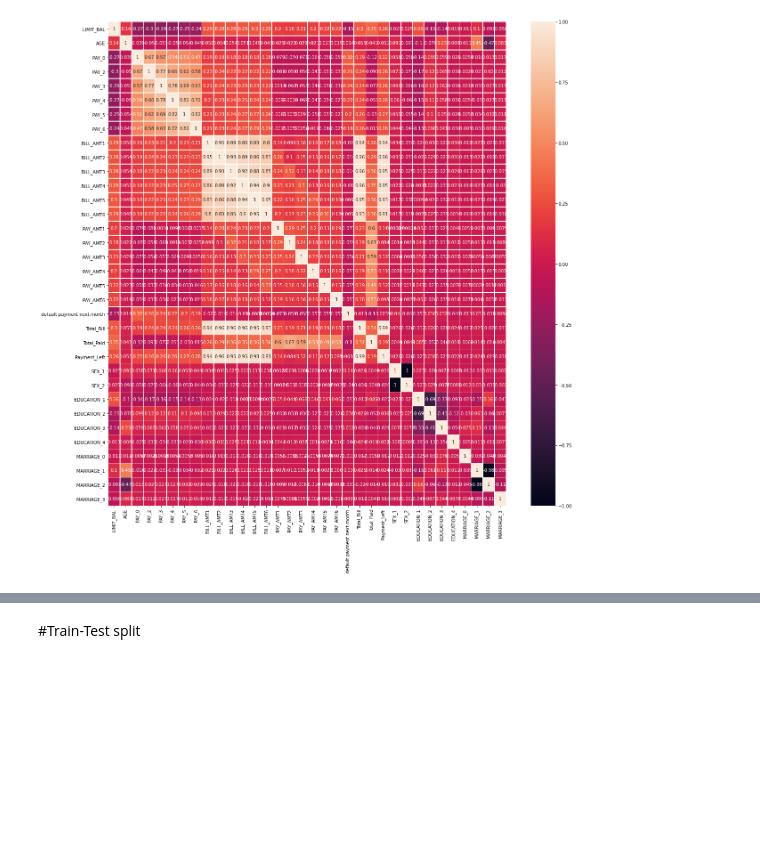
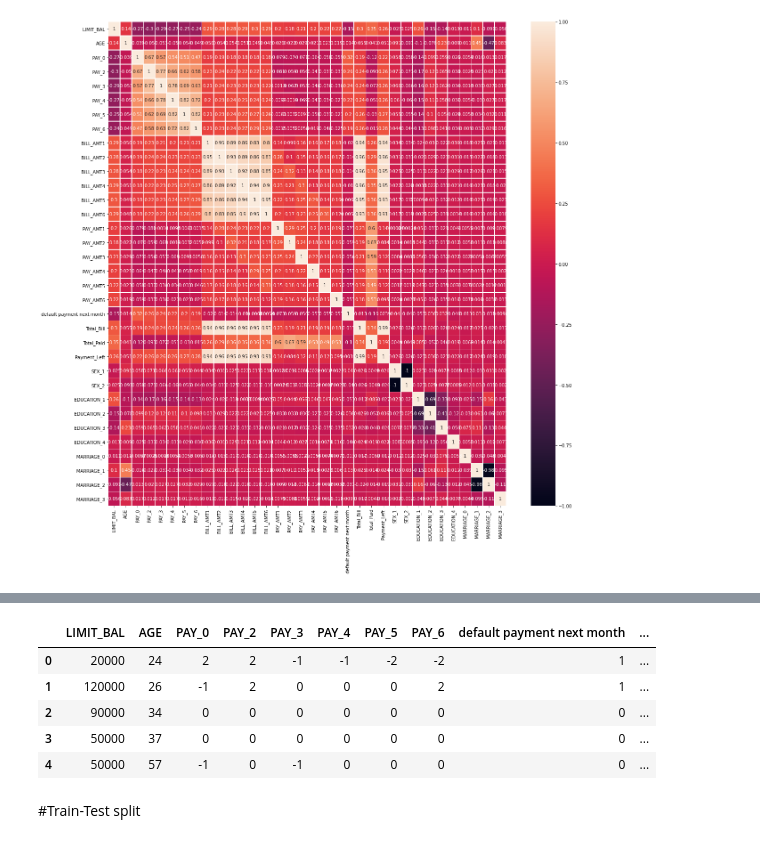
Before and after one commit to kronze1996/Credit-Card-Default, a Jupyter notebook: Kartikey_Sharma_Team_3_Capstone_Project_3.ipynb, the cells around one changed output, grey strips where cells are left out. Cells and saved outputs as stored; diff of their text form; code cells hidden in the pictures; blank space fills up the shorter version.

```diff
--- a/Kartikey_Sharma_Team_3_Capstone_Project_3.ipynb
+++ b/Kartikey_Sharma_Team_3_Capstone_Project_3.ipynb
@@ -457,3 +503,12 @@ final_df
+# %%
+final_df.head()
+# %% [output]
+|  | LIMIT_BAL | AGE | PAY_0 | PAY_2 | PAY_3 | PAY_4 | PAY_5 | PAY_6 | default payment next month | ... |
+| 0 | 20000 | 24 | 2 | 2 | -1 | -1 | -2 | -2 | 1 | ... |
+| 1 | 120000 | 26 | -1 | 2 | 0 | 0 | 0 | 2 | 1 | ... |
+| 2 | 90000 | 34 | 0 | 0 | 0 | 0 | 0 | 0 | 0 | ... |
+| 3 | 50000 | 37 | 0 | 0 | 0 | 0 | 0 | 0 | 0 | ... |
+| 4 | 50000 | 57 | -1 | 0 | -1 | 0 | 0 | 0 | 0 | ... |
 # %% [markdown]
 #Train-Test split
 # %%
```
Also changed, not shown: parts of 35 cells of this notebook.
